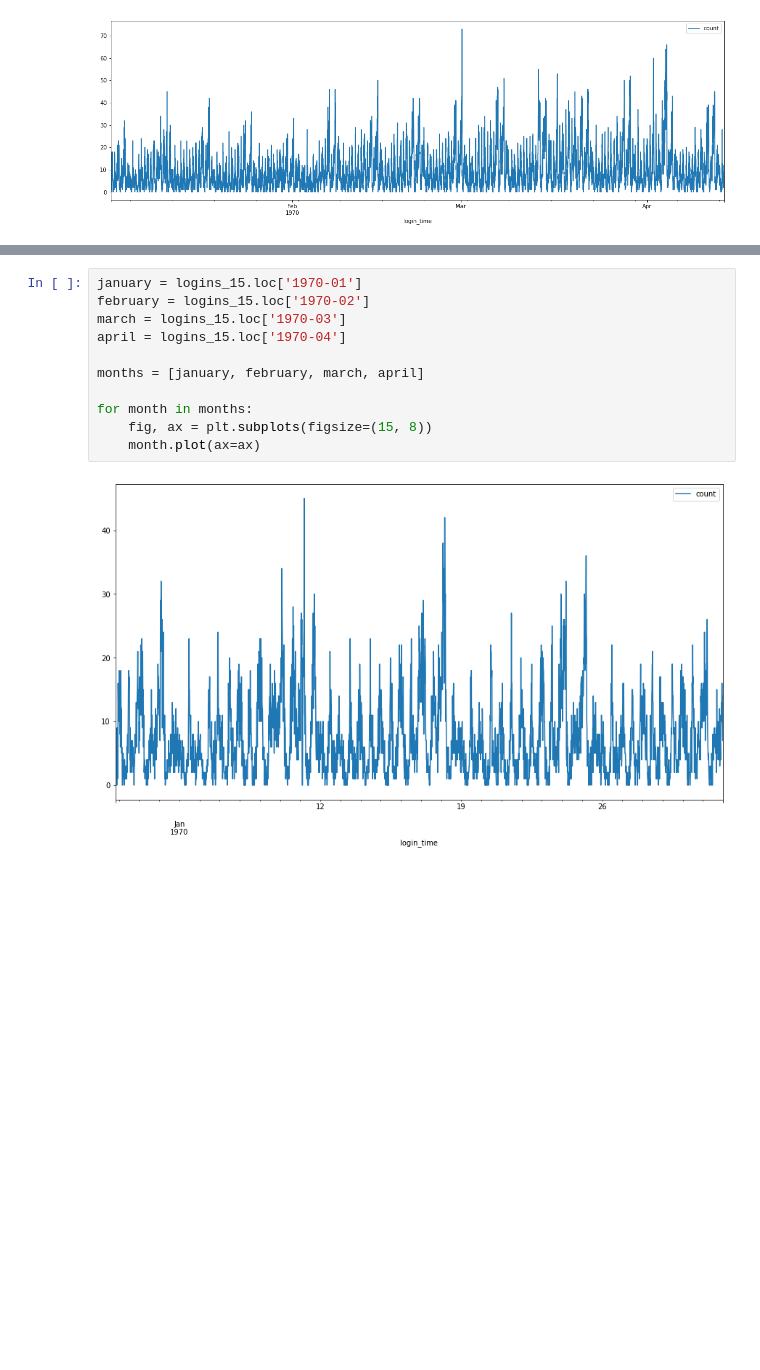
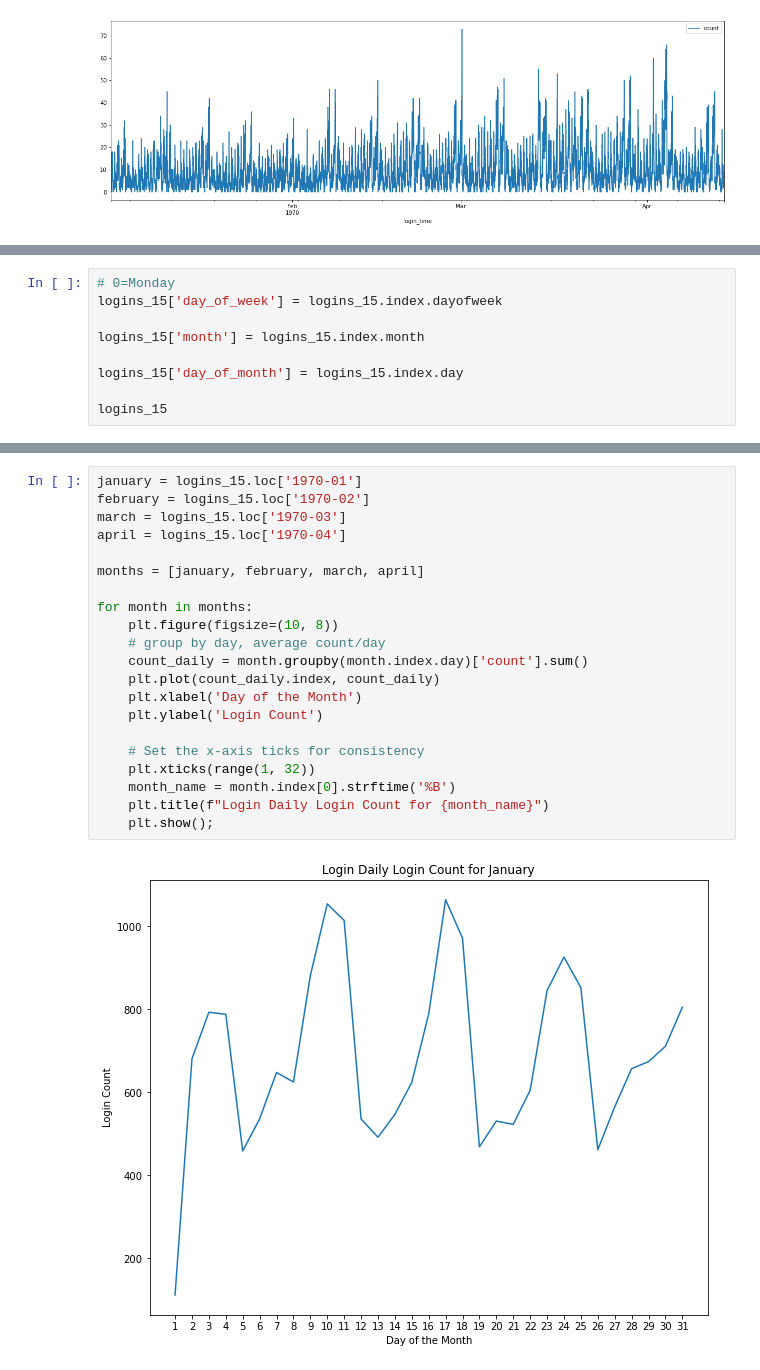
Before and after one commit to GwenToves/Ultimate-Technologies-Inc-Take-Home-Challenge, a Jupyter notebook: part_1_eda.ipynb, the cells around one changed output, grey strips where cells are left out. Drawn from its saved outputs; the diff is of its cells as text; blank space fills up the shorter version.

```diff
--- a/part_1_eda.ipynb
+++ b/part_1_eda.ipynb
@@ -85,0 +123,9 @@ plt.show()
+# %%
+# 0=Monday
+logins_15['day_of_week'] = logins_15.index.dayofweek
+
+logins_15['month'] = logins_15.index.month
+
+logins_15['day_of_month'] = logins_15.index.day
+
+logins_15
@@ -86,13 +147,23 @@ plt.show()
 # %%
 january = logins_15.loc['1970-01']
 february = logins_15.loc['1970-02']
 march = logins_15.loc['1970-03']
 april = logins_15.loc['1970-04']
 
 months = [january, february, march, april]
 
 for month in months:
-    fig, ax = plt.subplots(figsize=(15, 8))
-    month.plot(ax=ax)
+    plt.figure(figsize=(10, 8))
+    # group by day, average count/day
+    count_daily = month.groupby(month.index.day)['count'].sum()
+    plt.plot(count_daily.index, count_daily)
+    plt.xlabel('Day of the Month')
+    plt.ylabel('Login Count')
+
+    # Set the x-axis ticks for consistency
+    plt.xticks(range(1, 32))
+    month_name = month.index[0].strftime('%B')
+    plt.title(f"Login Daily Login Count for {month_name}")
+    plt.show();
 # %% [output]
-[figure, old version]
+[figure, new version]
```
Also changed, not shown: parts of 16 cells of this notebook.
